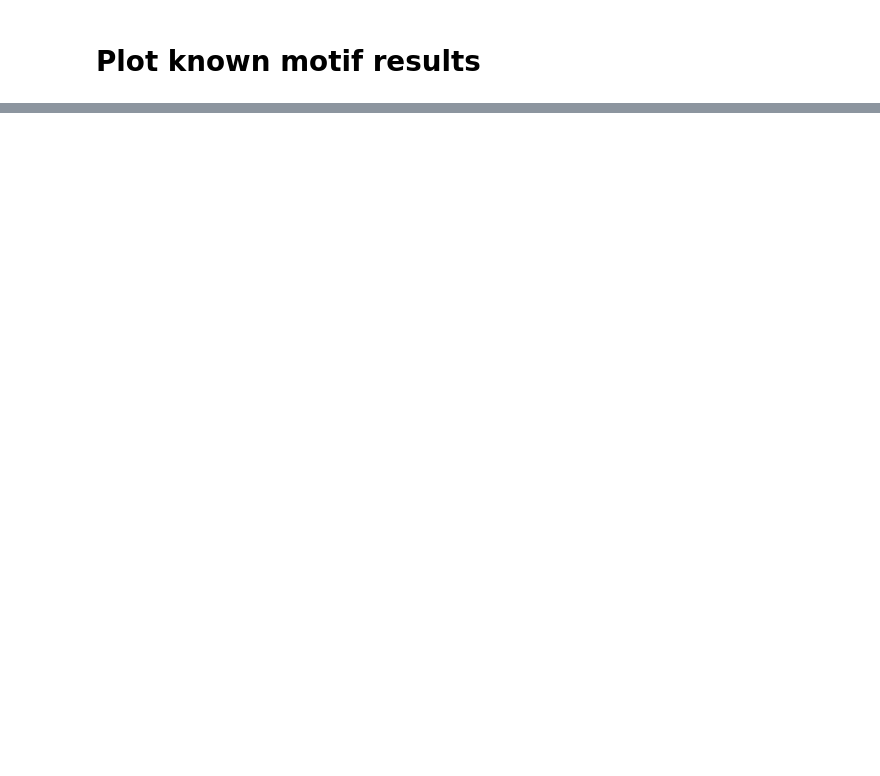
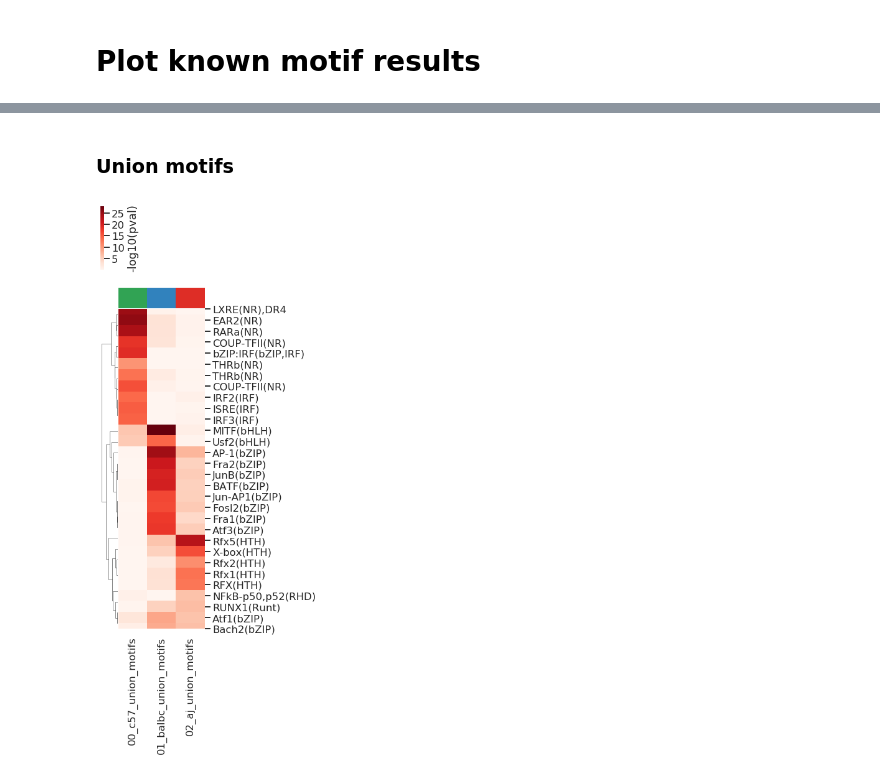
Before and after one commit to HunterBennett/strains, a Jupyter notebook: results/00_Strains_Control_H3K27Ac_04b_Homer_FigurePlots.ipynb, the cells around one changed output, grey strips where cells are left out. Saved outputs shown, nothing was run; the diff lists cells and outputs as text; code cells hidden in the pictures; blank space fills up the shorter version.

```diff
--- a/results/00_Strains_Control_H3K27Ac_04b_Homer_FigurePlots.ipynb
+++ b/results/00_Strains_Control_H3K27Ac_04b_Homer_FigurePlots.ipynb
@@ -276,0 +125,34 @@ plt.savefig('./figures/known_motif_strain_specific_union_rankdiff_distal_enhance
+# %% [markdown]
+### Union motifs
+# %%
+n_motifs = 10
+motif_list = []
+tmp_frame = known_motif_pval_frame.loc[:, known_motif_pval_frame.columns.str.contains('union')]
+tmp_frame = tmp_frame.loc[:, ~tmp_frame.columns.str.contains('distal')]
+#clean up rows for tmp frame
+tmp_frame.index = tmp_frame.index.str.split('/').str[0]
+
+for i in tmp_frame.columns:
+    motif_list.extend(tmp_frame.sort_values(i, ascending=True).index.tolist()[:n_motifs])
+motif_list = set(motif_list)
+
+sns.clustermap(
+    -tmp_frame.loc[motif_list, :],
+    cmap='Reds',
+    # linewidths=1,
+    # linecolor='k',
+    # annot=True,
+    cbar_kws={'label': '-log10(pval)'},
+    col_cluster=False,
+    # square=True,
+    # center=0,
+    # ax=ax,
+    yticklabels=1,
+    col_colors=['#31a354', '#3182bd', '#de2d26'],
+    figsize=(3,12.5))
+
+plt.savefig('./fancy_figures/homer_enrichedmotifs_top10perstrain_union_enhancers.png',
+            dpi=300,
+            bbox_inches='tight')
+# %% [output]
+[figure, added]
```
Also changed, not shown: parts of 39 cells of this notebook, 2 other files.
